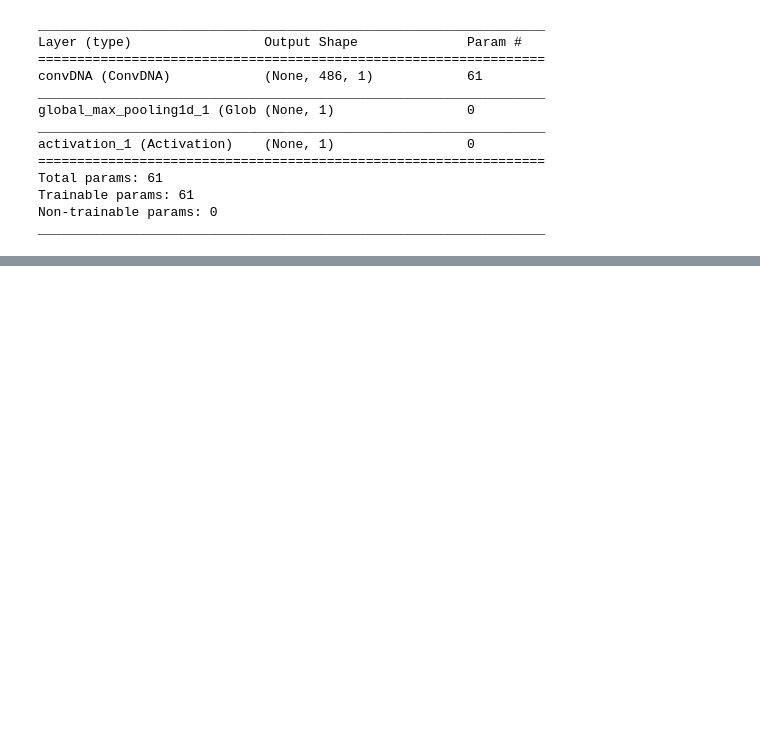
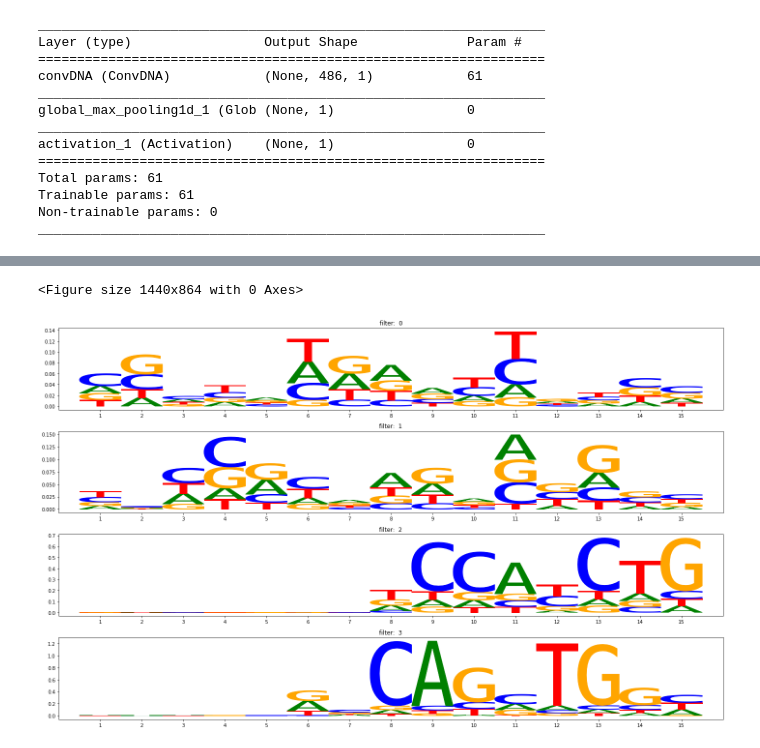
Before and after one commit to gagneurlab/SystemGeneticsDL, a Jupyter notebook: RegGenomics-wo-solution.ipynb, the cells around one changed output, grey strips where cells are left out. Saved outputs shown, nothing was run; the diff lists cells and outputs as text; code cells hidden in the pictures; blank space fills up the shorter version.

```diff
--- a/RegGenomics-wo-solution.ipynb
+++ b/RegGenomics-wo-solution.ipynb
@@ -260,3 +374,13 @@ model = Model(inputs=inputs, outputs=x)
+# %%
+model = Sequential()
+###################################################################
+# Fill your code here
+# Use model.add() to add layers
+# ConvDNA: cl.ConvDNA()
+# GlobalMaxPooling1D: kl.GlobalMaxPooling1D()
+# Dense: kl.Dense()
+# Sigmoid: kl.Activation('sigmoid')
+###################################################################
 # %%
 model.compile(optimizer="adam", loss="binary_crossentropy")
 
@@ -269,5 +412,8 @@ model.fit(x=x_train, y=y_train, epochs=300, verbose=2,
 # %%
-model.layers[1].plot_weights(figsize=(20, 12), plot_type="motif_pwm_info")
+model.layers[0].plot_weights(figsize=(20, 12), plot_type="motif_pwm_info");
+# %% [output]
+<Figure size 1440x864 with 0 Axes>
+[figure, added]
 # %%
 y_test_pred = model.predict(x_test)
 
```
Also changed, not shown: parts of 53 cells of this notebook.
